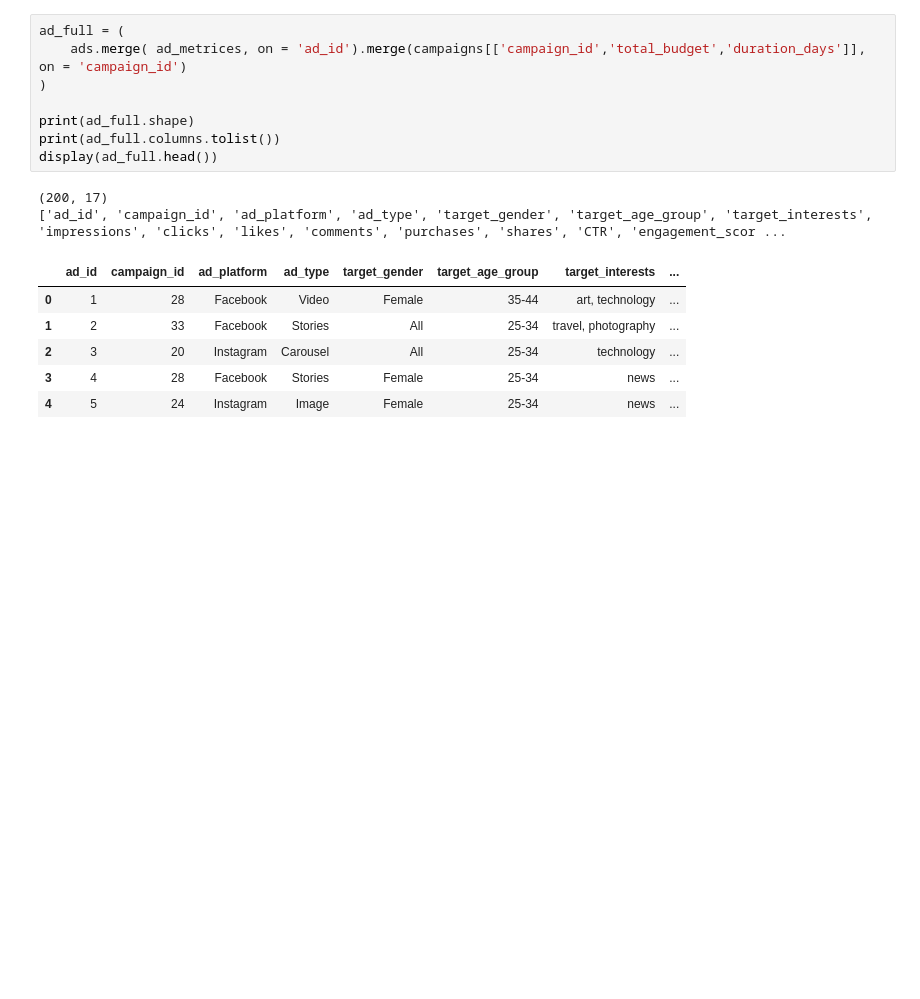
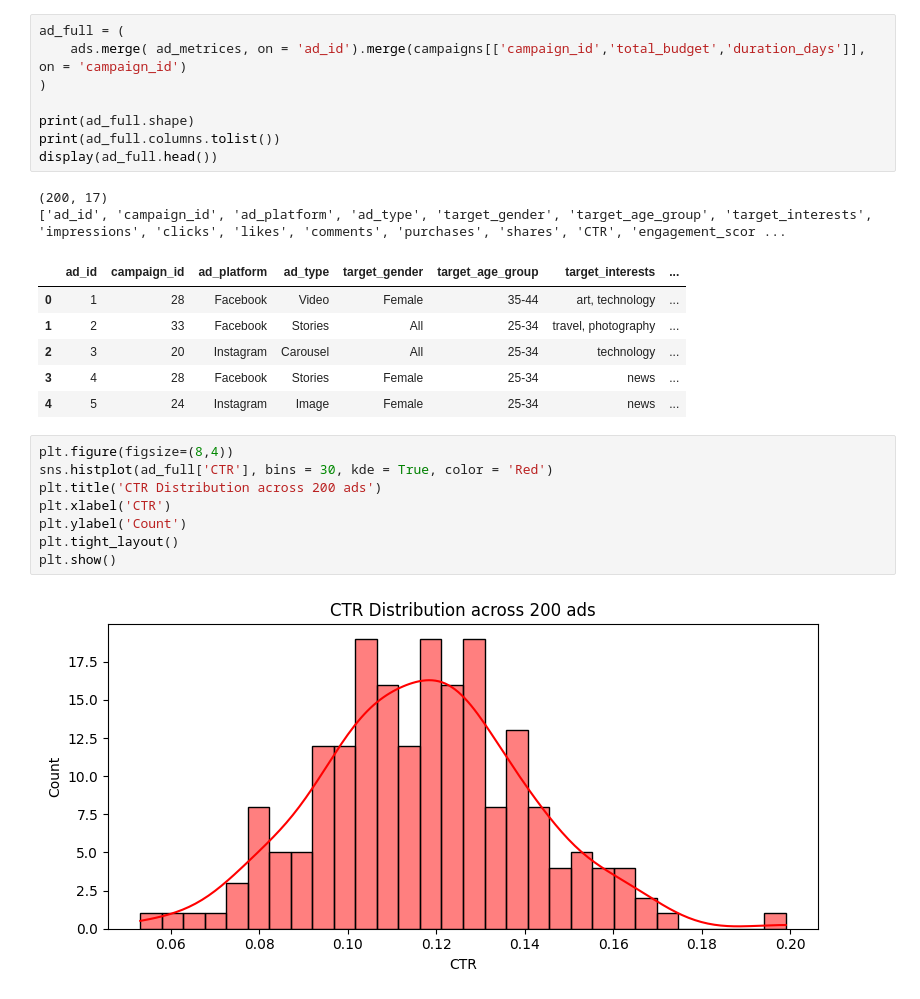
Before and after one commit to Yousufkhalid7/AdLens, a Jupyter notebook: notebooks/dataset.ipynb, the cells around one changed output. Saved outputs shown, nothing was run; the diff lists cells and outputs as text; blank space fills up the shorter version.

Commit message:
Plot CTR distribution, engagement by platoform, top ad categories

```diff
--- a/notebooks/dataset.ipynb
+++ b/notebooks/dataset.ipynb
@@ -217,3 +217,13 @@ display(ad_full.head())
 | 2 | 3 | 20 | Instagram | Carousel | All | 25-34 | technology | ... |
 | 3 | 4 | 28 | Facebook | Stories | Female | 25-34 | news | ... |
 | 4 | 5 | 24 | Instagram | Image | Female | 25-34 | news | ... |
+# %%
+plt.figure(figsize=(8,4))
+sns.histplot(ad_full['CTR'], bins = 30, kde = True, color = 'Red')
+plt.title('CTR Distribution across 200 ads')
+plt.xlabel('CTR')
+plt.ylabel('Count')
+plt.tight_layout()
+plt.show()
+# %% [output]
+[figure, added]
```
Also changed, not shown: parts of 11 cells of this notebook.
